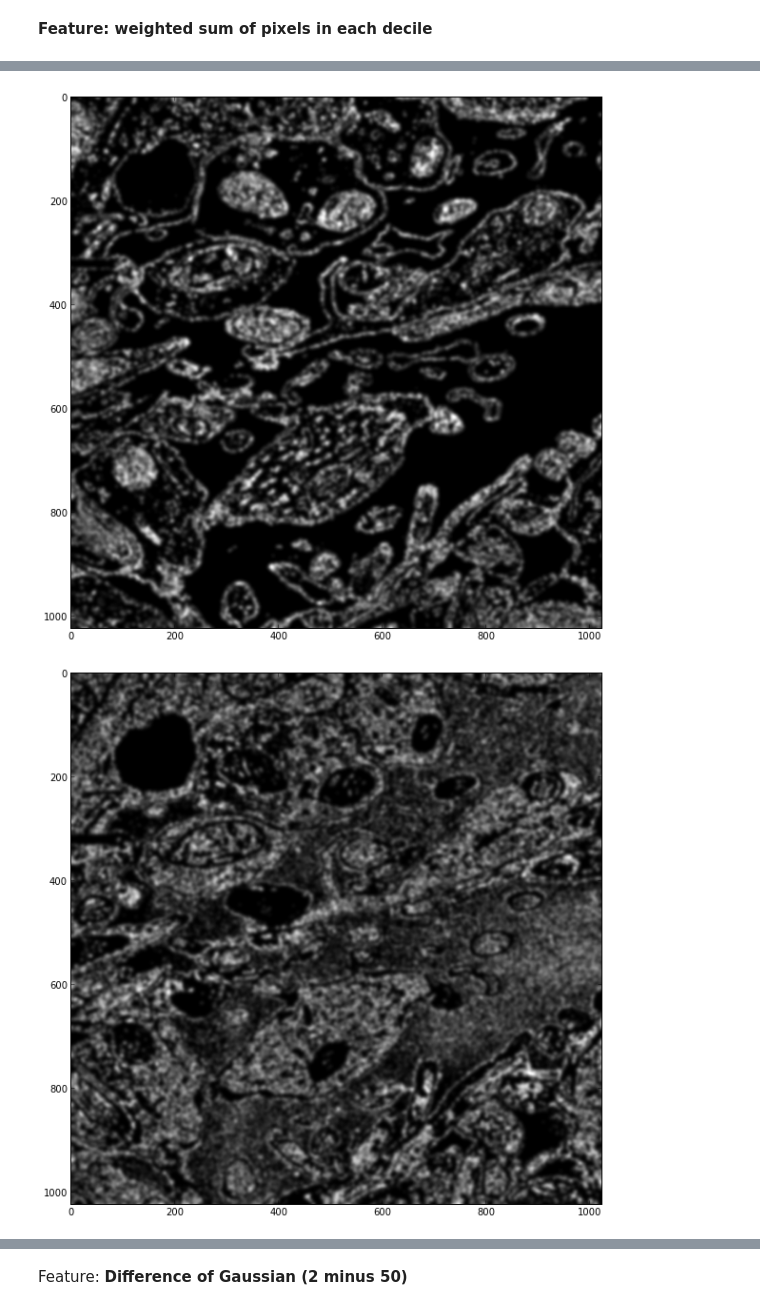
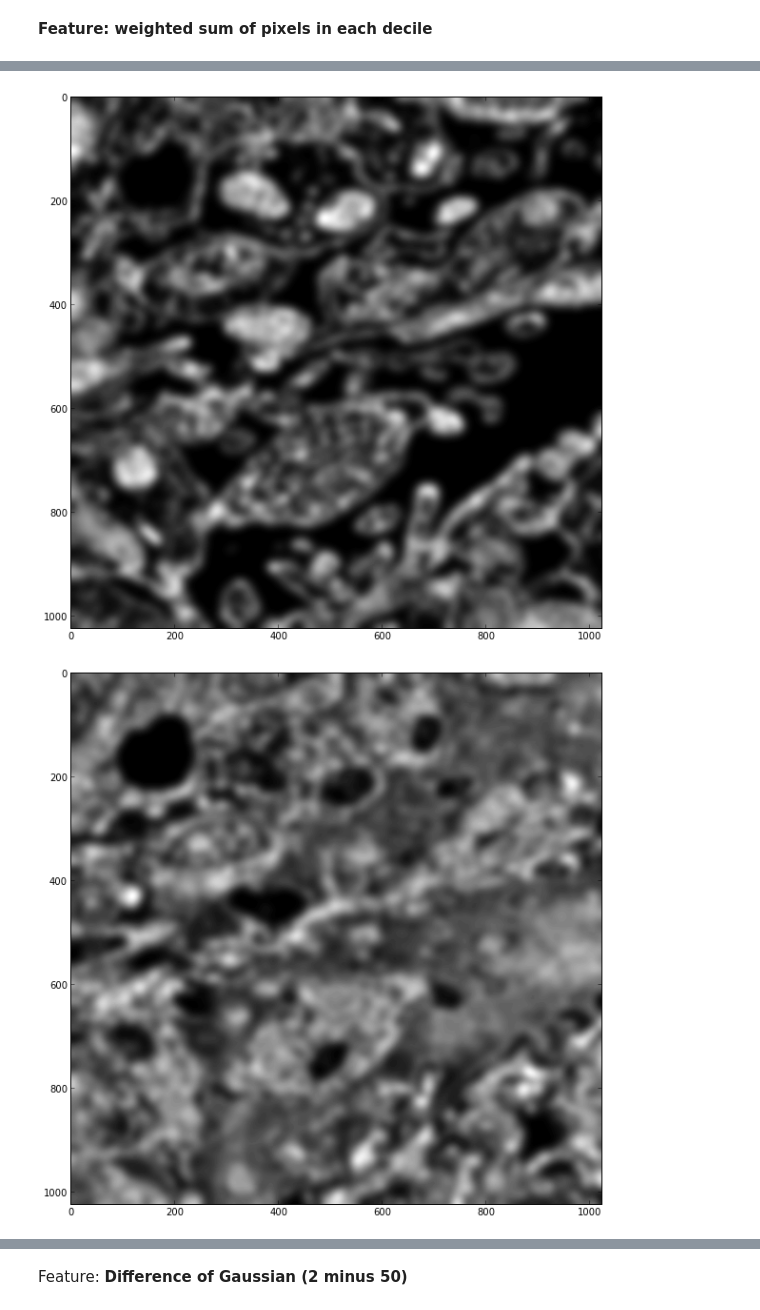
Before and after one commit to Rhoana/Classifier-Optimization, a Jupyter notebook: Feature Computation.ipynb, the cells around one changed output, grey strips where cells are left out. Drawn from its saved outputs; the diff is of its cells as text; code cells hidden in the pictures.

```diff
--- a/Feature Computation.ipynb
+++ b/Feature Computation.ipynb
@@ -48,8 +48,7 @@ for decile in range(10):
     lo_thresh = (decile * 256) / 10.0
     hi_thresh = ((decile + 1) * 256) / 10.0
     thresholded_im = np.logical_and(adapt_im >= lo_thresh, adapt_im < hi_thresh).astype(np.uint8) * 255
-    # cv2.GaussianBlur produces 16-bit by default, which we don't want
-    features['decile_%d' % decile] = cv2.GaussianBlur(thresholded_im, (window_size, window_size), 0).astype(np.uint8)
+    features['decile_%d' % decile] = nd.filters.gaussian_filter(thresholded_im, window_size / 2.0).astype(np.uint8)
 
 
 show_subimage(features['decile_9'])
@@ -61,2 +60,2 @@ show_subimage(features['decile_8'])
-[figure, old version]
+[figure, new version]
-[figure, old version]
+[figure, new version]
```
Also changed, not shown: parts of 8 cells of this notebook.
